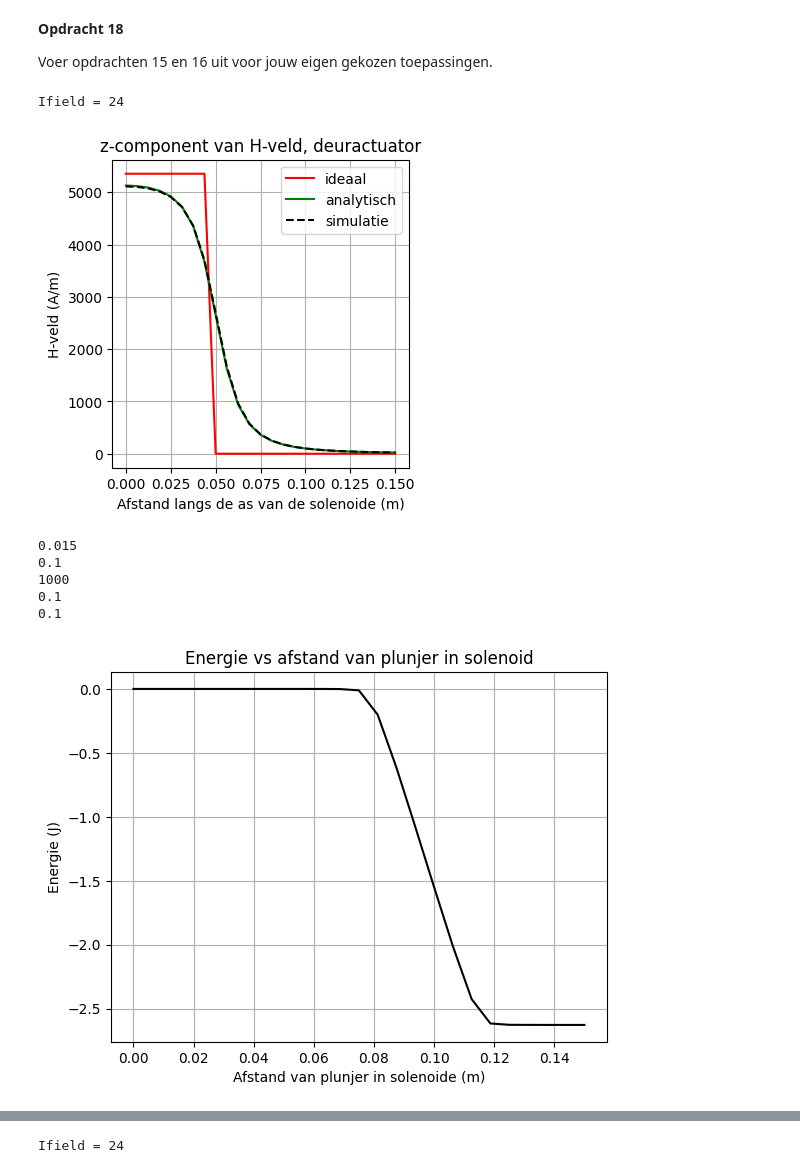
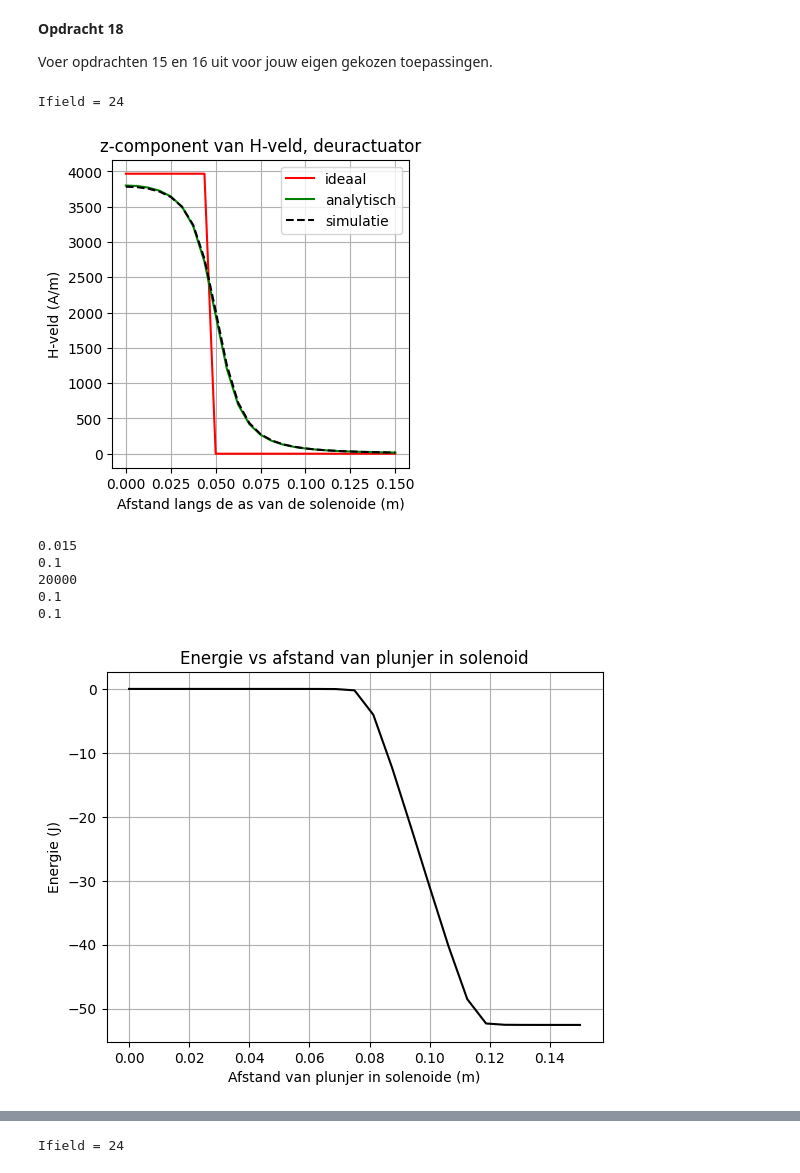
Before and after one commit to ElineSerpenti/opdrachten-DEF-D.EALSerpenti, a Jupyter notebook: Digital ontwerpopdracht 2/2KrachtactuatorOpdracht/KrachtactuatorOpdracht.ipynb, the cells around one changed output, grey strips where cells are left out. Saved outputs shown, nothing was run; the diff lists cells and outputs as text; code cells hidden in the pictures.

```diff
--- a/Digital ontwerpopdracht 2/2KrachtactuatorOpdracht/KrachtactuatorOpdracht.ipynb
+++ b/Digital ontwerpopdracht 2/2KrachtactuatorOpdracht/KrachtactuatorOpdracht.ipynb
@@ -703,7 +703,7 @@ for i in range(len(punten) - 1):
     dl = punten[i+1] - punten[i]             # De vector van het segmentje
 
     # Gebruik bestaande functie
-    dH = field_current_element(r_field, r_source, dl, I)
+    dH = field_current_element(r_field, r_source, dl)
     H_totaal += dH
 
 print(f"Berekend H-veld in het midden: {H_totaal}")
@@ -878,11 +878,12 @@ U_batteryp = 20 # V
 I_batteryp = 2 #A
 draaddikte_spoelp = 0.2/1000 # m
 I = I_batteryp
+
 l_draad = 18.7 # Lengte draad
 r_sol = 0.015 # Straal solenoide
 L_sol = 0.1 # Lengte solenoide
 
-N_wendinge_spoel= aantal_omwentelingen
+N_wendinge_spoel= aantal_omwentelingenp
 spoed = N_wendinge_spoel/L_sol
 
 n_ax = 25
@@ -924,34 +925,34 @@ for i_field in range(n_ax):
             #delen bij elkaar optellen
             Hsimulated += field_current_element(r_field, r_source, dl, I)
 
     #totaal H-veld:
     H_ax[i_field, 0] = Hsimulated[2]
 
 
 
 # ideaal geval
 analytisch_antwoord = (spoed * I)# / L_sol
 H_veld_ideaal = analytisch_antwoord * np.ones(n_ax) * (z_ax < L_sol/2)
 
 
 # dit is nog een aardige analytische uitdrukking die je kan uitrekenen voor de z-component op de as van een solenoide met eindige lengte
 H_veld_analytisch=(N_wendinge_spoel*I/L_sol/2)*((L_sol/2-z_ax)/np.sqrt((z_ax- L_sol/2)**2 + r_sol**2)+(L_sol/2+z_ax)/np.sqrt((z_ax+ L_sol/2)**2 + r_sol**2))
 
 #plot
 plt.figure(figsize=(13,4))
 plt.subplot(131)
 plt.title('z-component van H-veld, deuractuator')
 plt.plot(z_ax, H_veld_ideaal, '-r', label='ideaal')
 plt.plot(z_ax, H_veld_analytisch, '-g', label='analytisch')
 plt.plot(z_ax, H_ax, '--k', label='simulatie')
 plt.xlabel('Afstand langs de as van de solenoide (m)')
 plt.ylabel('H-veld (A/m)')
 plt.legend()
 plt.grid()
 plt.show()
 # %% [output]
 Ifield = 24
-[figure, old version]
+[figure, new version]
 # %%
 #### 16
 # prullenbak
@@ -993,10 +994,10 @@ print(L_sol)
 # %% [output]
 0.015
 0.1
-1000
+20000
 0.1
 0.1
-[figure, old version]
+[figure, new version]
 # %%
 force_analytical = -mu_0*mu_r*np.pi*r_s**2*N_wendinge_spoel**2*I**2/2/L_s**2 # Kracht uitrekenen numeriek
 force_numerical=np.diff(Wz, n=1, append=[0])/(z_ax[1] - z_ax[0]) # Kracht uitrekenen
```
Also changed, not shown: parts of 3 cells of this notebook.
